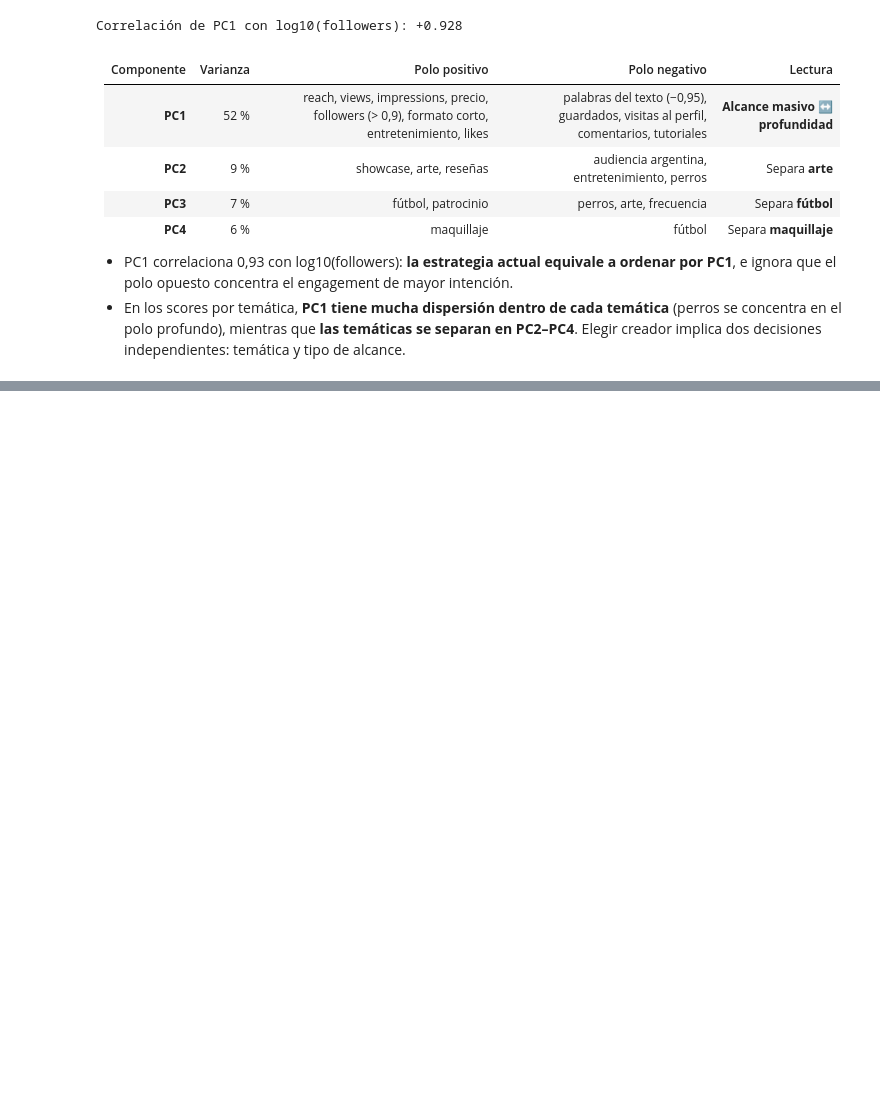
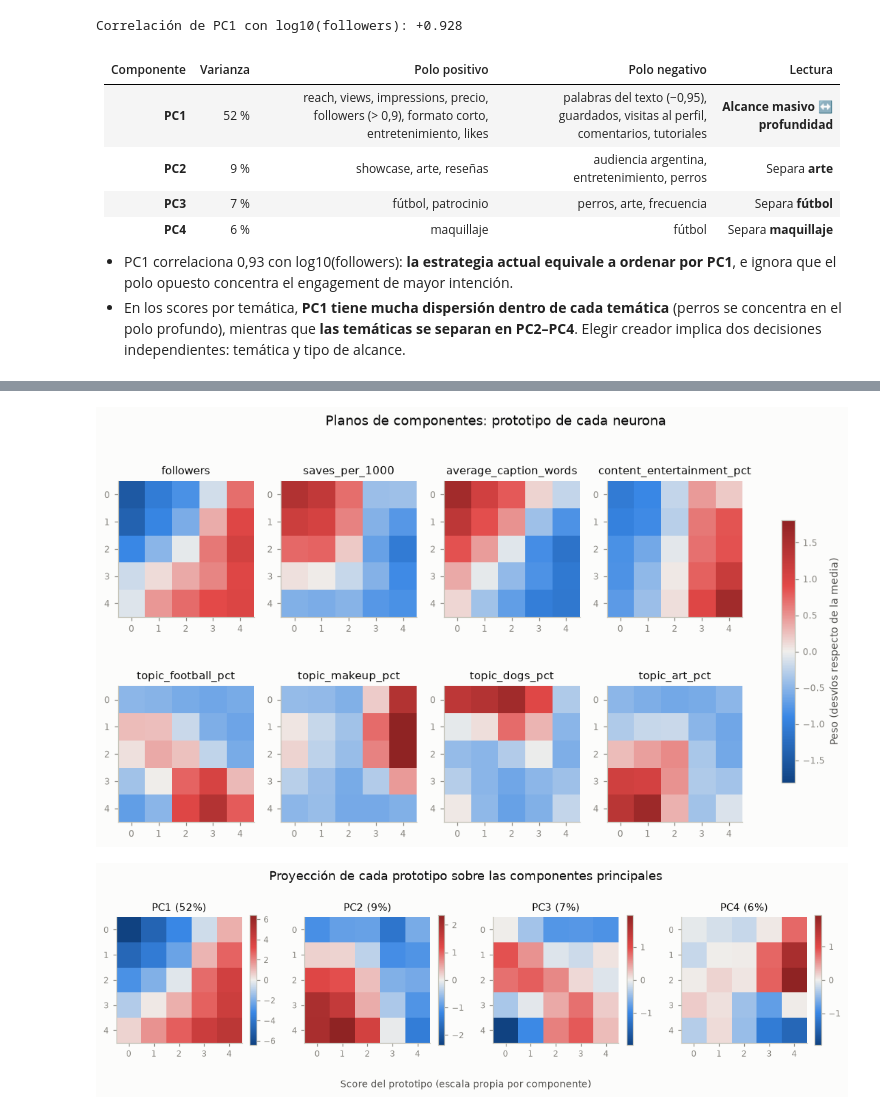
Before and after one commit to yakdudi12/DIAO2A, a Jupyter notebook: TP4/ejercicio1.ipynb, the cells around one changed output, grey strips where cells are left out. Saved outputs shown, nothing was run; the diff lists cells and outputs as text; code cells hidden in the pictures; blank space fills up the shorter version.

```diff
--- a/TP4/ejercicio1.ipynb
+++ b/TP4/ejercicio1.ipynb
@@ -226,0 +337,16 @@ Correlación de PC1 con log10(followers): +0.928
+# %%
+selected = ["followers", "saves_per_1000", "average_caption_words", "content_entertainment_pct",
+            "topic_football_pct", "topic_makeup_pct", "topic_dogs_pct", "topic_art_pct"]
+weights = som.weights_.reshape(som.rows, som.cols, -1)
+plots.plot_planes(weights[:, :, [features.index(v) for v in selected]], selected,
+                  "Planos de componentes: prototipo de cada neurona", "Peso (desvíos respecto de la media)")
+plt.show()
+
+prototype_scores = pca.transform(som.weights_)[:, :4].reshape(som.rows, som.cols, 4)
+plots.plot_planes(prototype_scores, [f"PC{k + 1} ({explained[k]:.0%})" for k in range(4)],
+                  "Proyección de cada prototipo sobre las componentes principales",
+                  "Score del prototipo (escala propia por componente)", shared_scale=False)
+plt.show()
+# %% [output]
+[figure, added]
+[figure, added]
```
Also changed, not shown: parts of 18 cells of this notebook.
